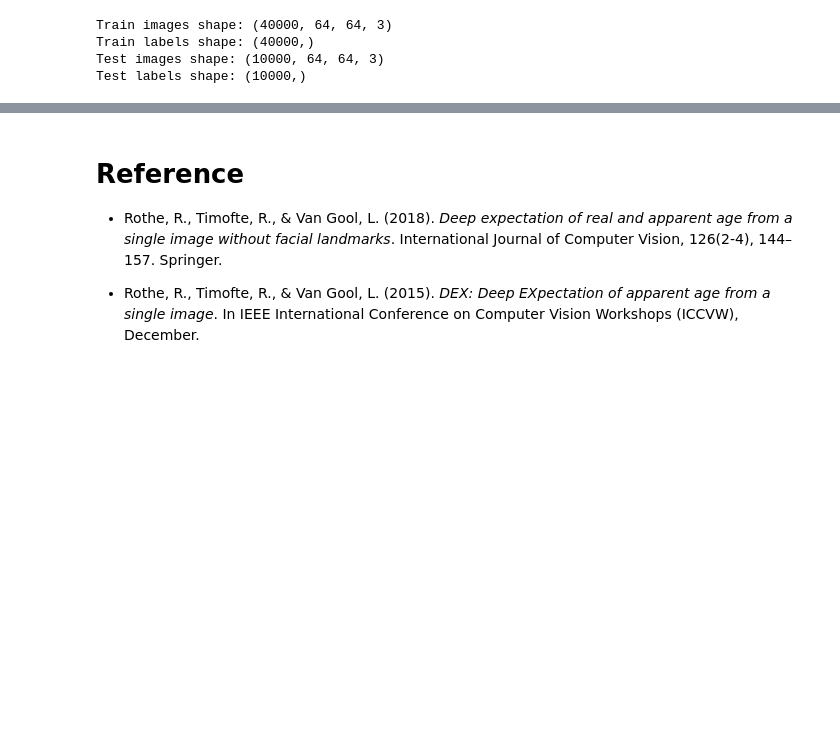
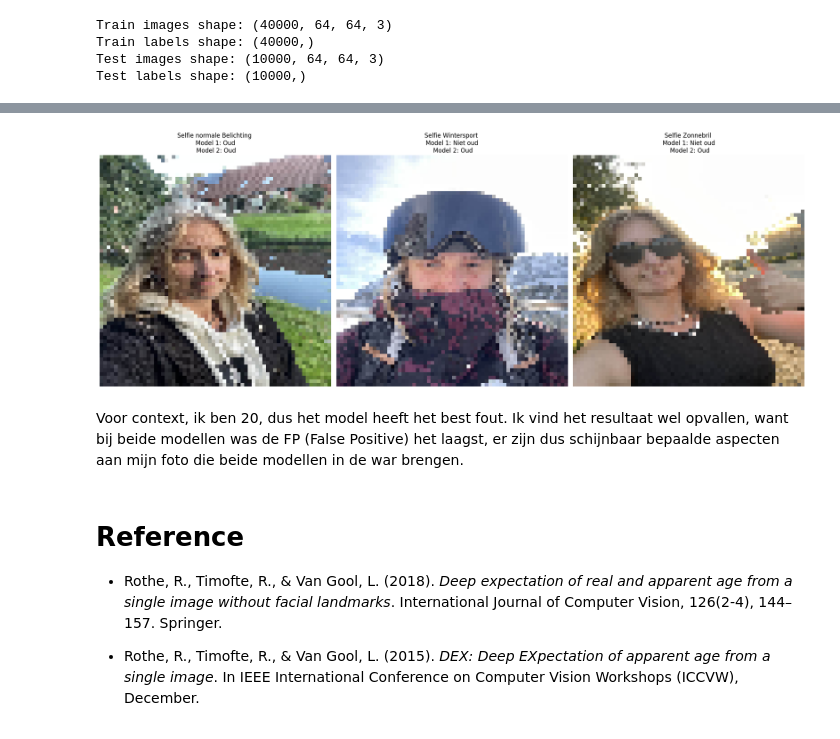
Before and after one commit to EsmeeK1/MachineLearning, a Jupyter notebook: thema's/neurale_netwerken/Old or not (studenten).ipynb, the cells around one changed output, grey strips where cells are left out. Drawn from its saved outputs; the diff is of its cells as text; code cells hidden in the pictures; blank space fills up the shorter version.

```diff
--- a/thema's/neurale_netwerken/Old or not (studenten).ipynb
+++ b/thema's/neurale_netwerken/Old or not (studenten).ipynb
@@ -1081,0 +1181,16 @@ Kunnen we met dit model betrouwbaar schatten of een beroemdheid oud is?
+# %%
+# Maak voorspellingen met model1
+predictions_model1 = model1.predict(selfies)
+# Maak voorspellingen met model2
+predictions_model2 = model2.predict(selfies)
+
+# Zet de voorspellingen om in binaire waarden (0 of 1)
+predicted_classes_model1 = (predictions_model1 > 0.5).astype(int)
+predicted_classes_model2 = (predictions_model2 > 0.5).astype(int)
+
+# Print de resultaten met specifieke namen
+for i, name in enumerate(selfie_names):
+    print(f"Voorspelling voor {name}:")
+    print(f"Model 1: {'Oud' if predicted_classes_model1[i][0] == 1 else 'Niet oud'}")
+    print(f"Model 2: {'Oud' if predicted_classes_model2[i][0] == 1 else 'Niet oud'}")
+    print()
@@ -1082,3 +1211,19 @@ Kunnen we met dit model betrouwbaar schatten of een beroemdheid oud is?
+# %%
+# Plot de selfies samen met hun voorspellingen
+plt.figure(figsize=(20, 10))
+for i in range(len(selfies)):
+    plt.subplot(1, len(selfies), i + 1)  # 1 rij, aantal selfies
+    plt.imshow(selfies[i]) # type: ignore
+    plt.title(f"{selfie_names[i]} \n Model 1: {'Oud' if predicted_classes_model1[i][0] == 1 else 'Niet oud'} \n Model 2: {'Oud' if predicted_classes_model2[i][0] == 1 else 'Niet oud'}",
+              fontsize=12)
+    plt.axis('off')
+
+plt.tight_layout()
+plt.show()
+# %% [output]
+[figure, added]
+# %% [markdown]
+Voor context, ik ben 20, dus het model heeft het best fout. Ik vind het resultaat wel opvallen, want bij beide modellen was de FP (False Positive) het laagst, er zijn dus schijnbaar bepaalde aspecten aan mijn foto die beide modellen in de war brengen.
 # %% [markdown]
 # Reference
 
```
Also changed, not shown: parts of 58 cells of this notebook, 6 other files.
